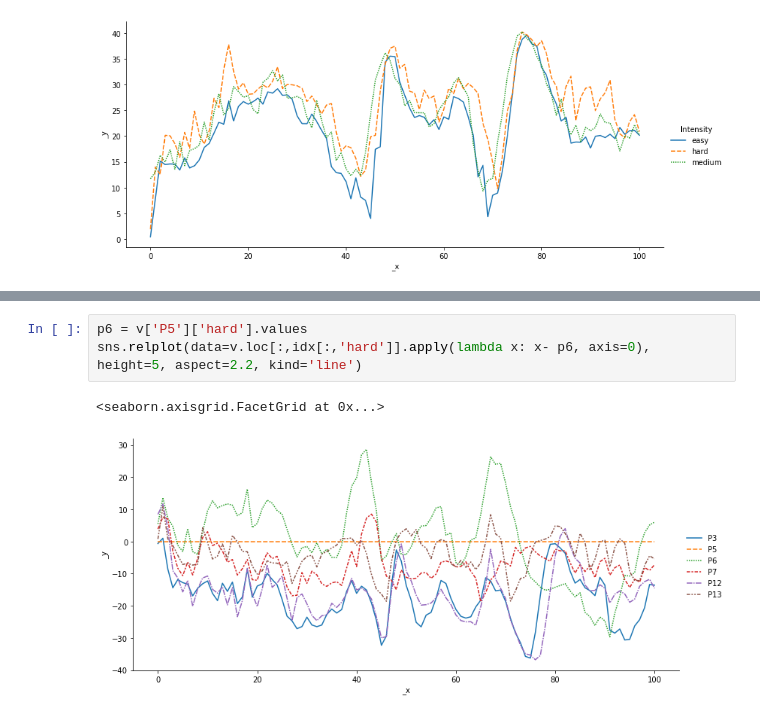
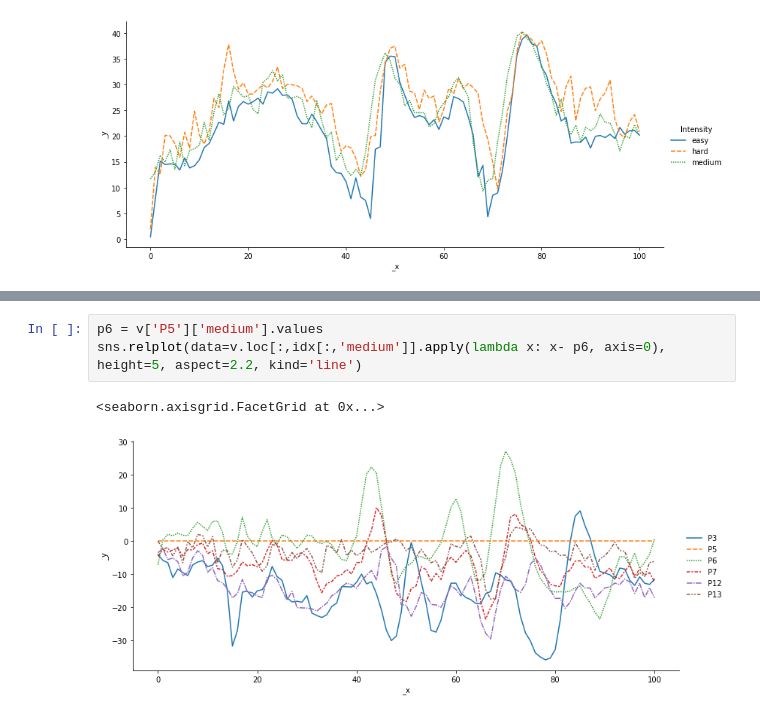
Before and after one commit to luceskywalker/xski, a Jupyter notebook: code/jupyter_lucas/statistics_position-velocity.ipynb, the cells around one changed output, grey strips where cells are left out. Cells and saved outputs as stored; diff of their text form.

```diff
--- a/code/jupyter_lucas/statistics_position-velocity.ipynb
+++ b/code/jupyter_lucas/statistics_position-velocity.ipynb
@@ -116,8 +118,8 @@ sns.relplot(data=v['P13'].apply(lambda x: x- p13, axis=0), height=5, aspect=2.2,
 <seaborn.axisgrid.FacetGrid at 0x...>
 [figure]
 # %%
-p6 = v['P5']['hard'].values
-sns.relplot(data=v.loc[:,idx[:,'hard']].apply(lambda x: x- p6, axis=0), height=5, aspect=2.2, kind='line')
+p6 = v['P5']['medium'].values
+sns.relplot(data=v.loc[:,idx[:,'medium']].apply(lambda x: x- p6, axis=0), height=5, aspect=2.2, kind='line')
 # %% [output]
 <seaborn.axisgrid.FacetGrid at 0x...>
-[figure, old version]
+[figure, new version]
```
Also changed, not shown: parts of 3 cells of this notebook, 11 other files.
